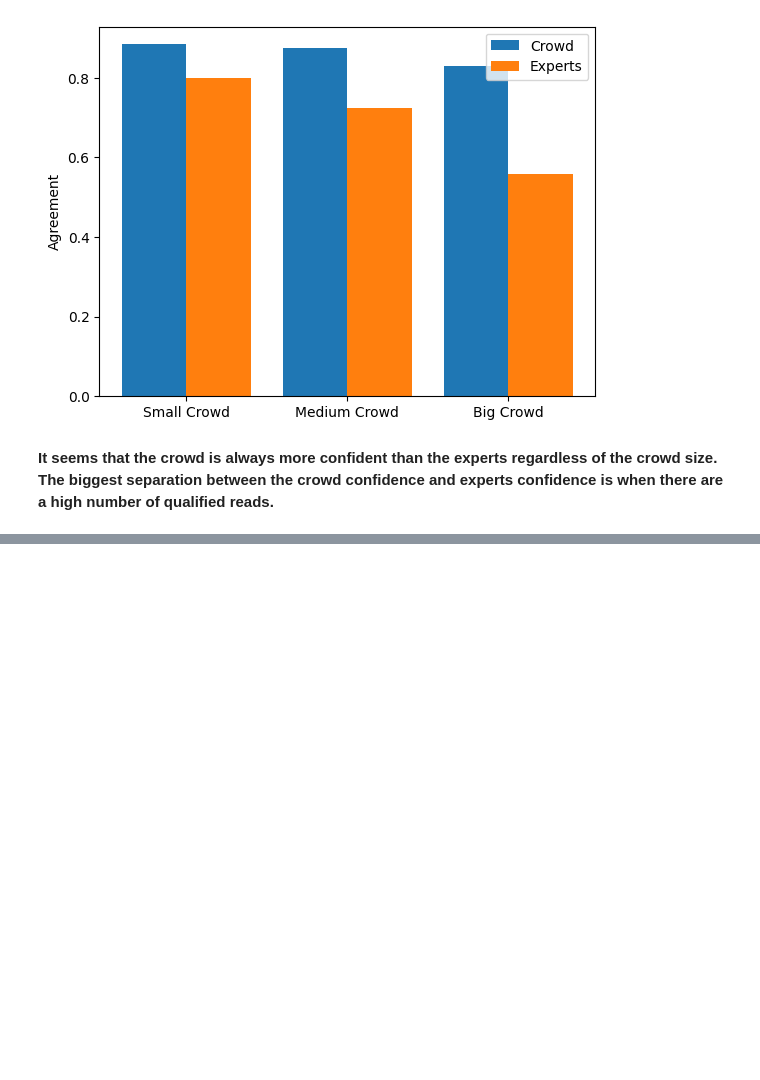
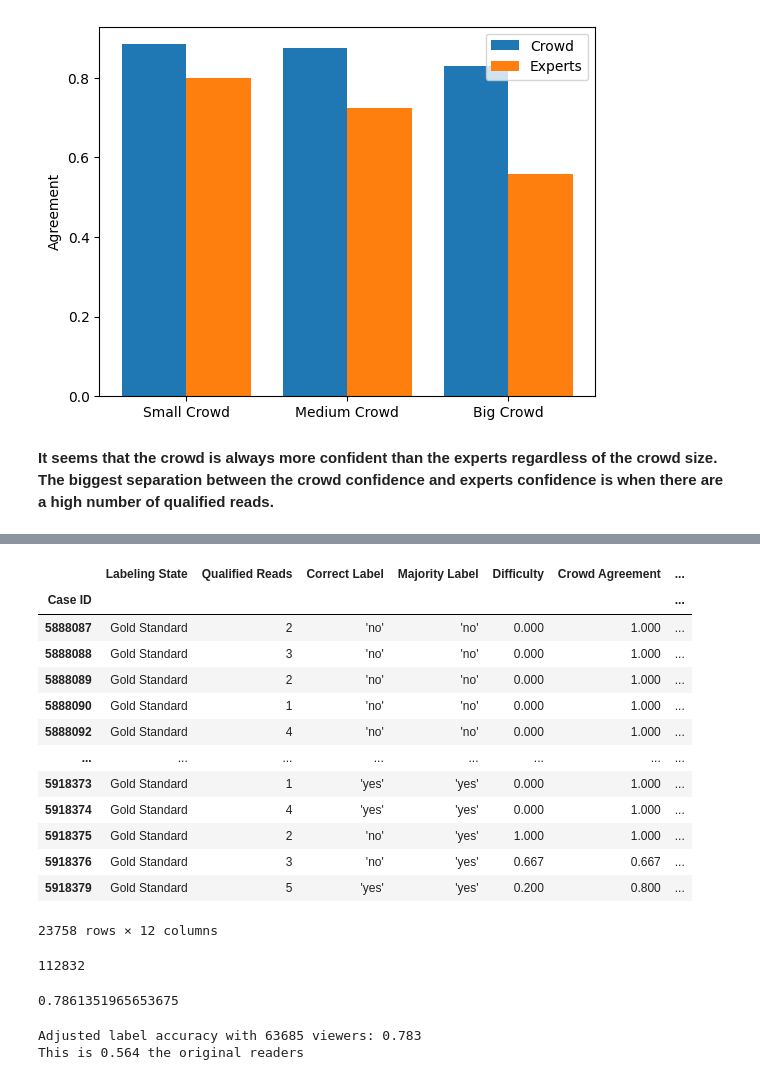
Before and after one commit to Pschnizer/OpenAvenues, a Jupyter notebook: Work.ipynb, the cells around one changed output, grey strips where cells are left out. Drawn from its saved outputs; the diff is of its cells as text; code cells hidden in the pictures; blank space fills up the shorter version.

```diff
--- a/Work.ipynb
+++ b/Work.ipynb
@@ -325,0 +356,2 @@ plt.show()
+# %%
+y = results_red.loc[idx]['Correct Label'].values
@@ -325,0 +431,18 @@ plt.show()
+# %%
+# Adding rankings to DataFrame
+indices = isolated.index.unique()
+isolated['ranking'] = ''
+for idx in indices:
+    try:
+        if type(isolated.loc[idx]) == pd.core.frame.DataFrame:
+            for i in range(len(isolated.loc[idx])):
+                isolated.loc[idx, 'ranking'].iloc[i] = best_users.index(isolated.loc[idx, 'user_id'].iloc[i]) + 1
+        else:
+            isolated.loc[idx, 'ranking'] = best_users.index(isolated.loc[idx]['user_id'])
+    except:
+        continue
+# %%
+iso_clean = isolated.dropna(axis=0)
+iso_clean.sort_values(['problem_id', 'ranking'], inplace=True)
+filtered = reduced[reduced['Labeling State'] == 'Gold Standard']
+iso_clean
@@ -325,0 +484,18 @@ plt.show()
+# %%
+filtered = filtered[filtered['Qualified Reads'] > 0]
+filtered
+# %% [output]
+|  | Labeling State | Qualified Reads | Correct Label | Majority Label | Difficulty | Crowd Agreement | ... |
+| Case ID |  |  |  |  |  |  | ... |
+| 5888087 | Gold Standard | 2 | 'no' | 'no' | 0.000 | 1.000 | ... |
+| 5888088 | Gold Standard | 3 | 'no' | 'no' | 0.000 | 1.000 | ... |
+| 5888089 | Gold Standard | 2 | 'no' | 'no' | 0.000 | 1.000 | ... |
+| 5888090 | Gold Standard | 1 | 'no' | 'no' | 0.000 | 1.000 | ... |
+| 5888092 | Gold Standard | 4 | 'no' | 'no' | 0.000 | 1.000 | ... |
+| ... | ... | ... | ... | ... | ... | ... | ... |
+| 5918373 | Gold Standard | 1 | 'yes' | 'yes' | 0.000 | 1.000 | ... |
+| 5918374 | Gold Standard | 4 | 'yes' | 'yes' | 0.000 | 1.000 | ... |
+| 5918375 | Gold Standard | 2 | 'no' | 'yes' | 1.000 | 1.000 | ... |
+| 5918376 | Gold Standard | 3 | 'no' | 'yes' | 0.667 | 0.667 | ... |
+| 5918379 | Gold Standard | 5 | 'yes' | 'yes' | 0.200 | 0.800 | ... |
+23758 rows × 12 columns
@@ -325,0 +506,16 @@ plt.show()
+# %%
+print(sum(filtered['Qualified Reads']))
+full_crowd = sum(filtered['Qualified Reads'])
+crowd = sum(filtered['Majority Label'] == filtered['Correct Label'])/len(filtered)
+crowd
+# %% [output]
+112832
+0.7861351965653675
+# %%
+#print(total_viewers)
+adjusted = sum(filtered['Adjusted Label'] == filtered['Correct Label'])/len(filtered)
+print(f'Adjusted label accuracy with {total_viewers} viewers: {round(adjusted, 3)}')
+print(f'This is {round(total_viewers/full_crowd,3)} the original readers')
+# %% [output]
+Adjusted label accuracy with 63685 viewers: 0.783
+This is 0.564 the original readers
```
Also changed, not shown: parts of 20 cells of this notebook.
